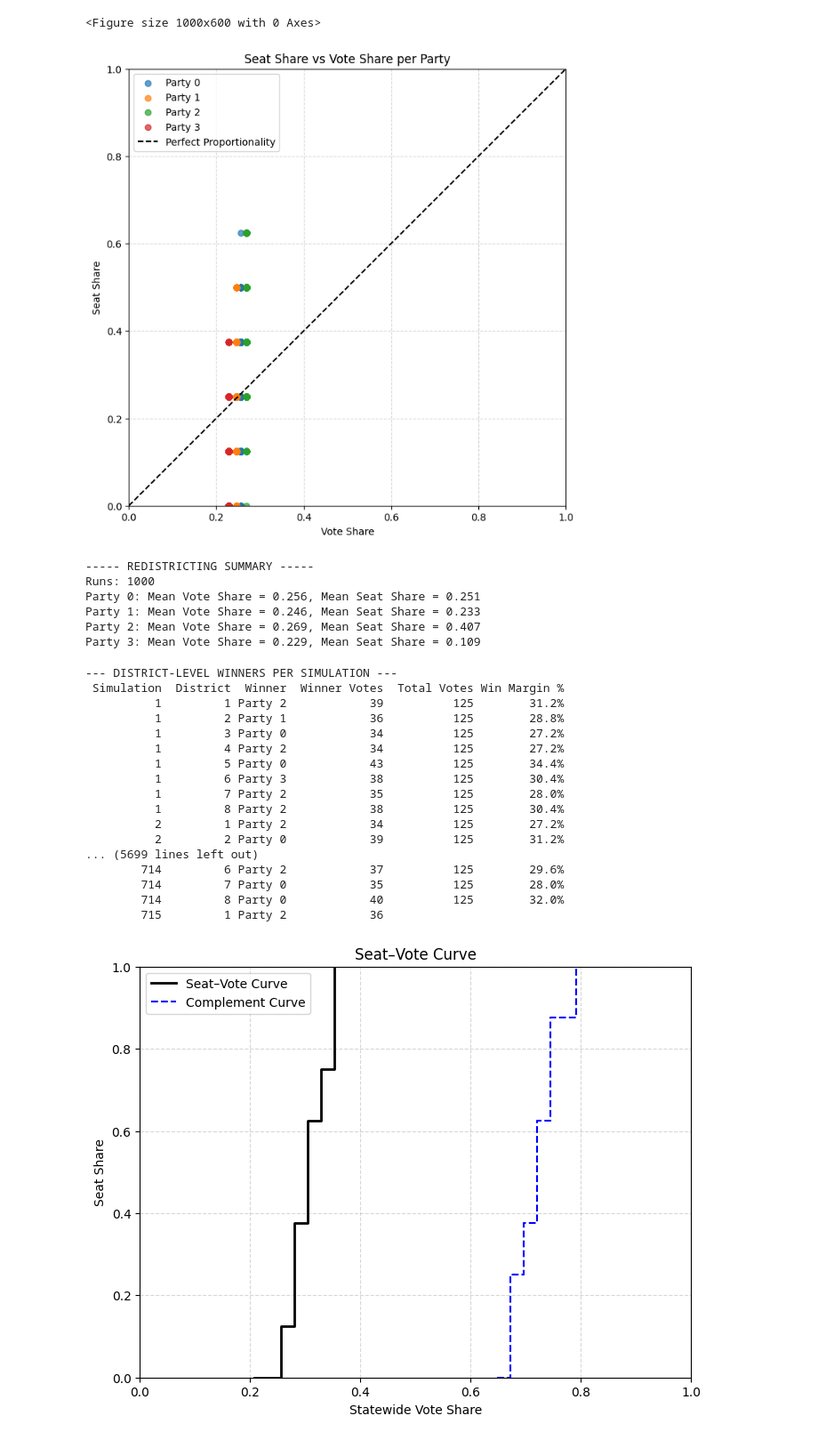
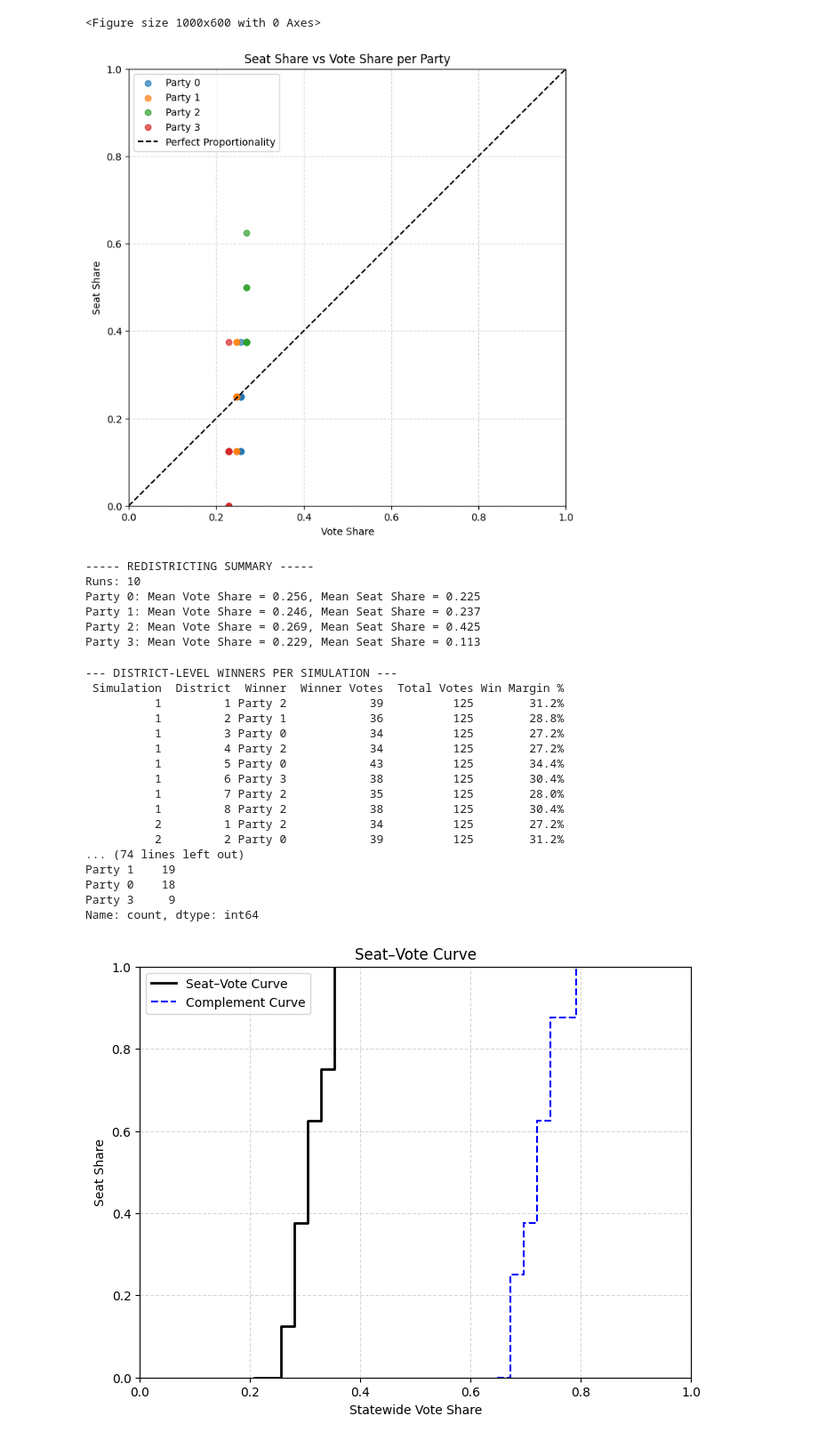
Before and after one commit to CarlLienert/SeniorCapstone, a Jupyter notebook: sim_6000NEW.ipynb, the cells around one changed output. Shown at 89% size. Drawn from its saved outputs; the diff is of its cells as text; code cells hidden in the pictures.

```diff
--- a/sim_6000NEW.ipynb
+++ b/sim_6000NEW.ipynb
@@ -16,7 +16,7 @@ NUM_VOTERS = 1000       # Can change
 NUM_PARTIES = 4       # Can change
 NUM_DISTRICTS = 8
 VOTERS_PER_DISTRICT = NUM_VOTERS // NUM_DISTRICTS
-NUM_RUNS = 1000           # Number of redistricting simulations
+NUM_RUNS = 10           # Number of redistricting simulations
 
 NUM_CITIES = 5
 CITY_INTENSITY = (5, 12)
@@ -387,6 +387,39 @@ def compute_step_function_area(step_points, num_districts):
         "area_step": area_step,
         "area_complement": area_complement
     }
+import itertools
+
+def compute_pairwise_area(curve1, curve2, num_districts):
+    """
+    Computes the absolute area between the step curves of two different parties.
+    """
+    # 1. Normalize and Sort
+    # curve format: [(vote_share, districts_won), ...]
+    x1, y1 = zip(*sorted(curve1))
+    x2, y2 = zip(*sorted(curve2))
+
+    # Seat shares (0 to 1)
+    y1 = np.array(y1) / num_districts
+    y2 = np.array(y2) / num_districts
+
+    # 2. Find every unique x-coordinate where either curve changes
+    all_x = np.unique(np.concatenate([x1, x2]))
+    if all_x[0] > 0: all_x = np.insert(all_x, 0, 0.0)
+    if all_x[-1] < 1: all_x = np.append(all_x, 1.0)
+
+    def get_val(x, xs, ys):
+        idx = np.searchsorted(xs, x, side='right') - 1
+        return ys[max(0, idx)]
+
+    # 3. Integrate absolute difference
+    total_area = 0.0
+    for i in range(len(all_x) - 1):
+        mid = (all_x[i] + all_x[i+1]) / 2
+        width = all_x[i+1] - all_x[i]
+        diff = abs(get_val(mid, x1, y1) - get_val(mid, x2, y2))
+        total_area += width * diff
+
+    return total_area
 # ------------------------
 # RUN SIMULATIONS
 # ------------------------
@@ -465,40 +498,40 @@ plt.figure(figsize=(8,8))
 for party in PARTY_IDS:
     vote_shares = [run[party] for run in all_pr_vote_shares]
     seat_shares = [run[party] for run in all_pr_seat_shares]
     plt.scatter(vote_shares, seat_shares, alpha=0.7, label=party)
 
 plt.plot([0,1],[0,1], linestyle='--', color='black', label='Perfect Proportionality')
 plt.xlabel("Vote Share")
 plt.ylabel("Seat Share")
 plt.title("Seat Share vs Vote Share per Party")
 plt.xlim(0,1)
 plt.ylim(0,1)
 plt.gca().set_aspect('equal', adjustable='box')
 plt.legend()
 plt.grid(True, linestyle="--", alpha=0.5)
 plt.show()
 
 # ------------------------
 # SUMMARY
 # ------------------------
 print("\n----- REDISTRICTING SUMMARY -----")
 print("Runs:", NUM_RUNS)
 if NUM_PARTIES == 2:
     print("Mean Efficiency Gap:", np.nanmean(all_efficiency_gaps))
     print("Std Efficiency Gap:", np.nanstd(all_efficiency_gaps))
 for party in PARTY_IDS:
     mean_vote = np.mean([run[party] for run in all_pr_vote_shares])
     mean_seat = np.mean([run[party] for run in all_pr_seat_shares])
     print(f"{party}: Mean Vote Share = {mean_vote:.3f}, Mean Seat Share = {mean_seat:.3f}")
 # %% [output]
 <Figure size 1000x600 with 0 Axes>
-[figure, old version]
+[figure, new version]
 ----- REDISTRICTING SUMMARY -----
-Runs: 1000
-Party 0: Mean Vote Share = 0.256, Mean Seat Share = 0.251
-Party 1: Mean Vote Share = 0.246, Mean Seat Share = 0.233
-Party 2: Mean Vote Share = 0.269, Mean Seat Share = 0.407
-Party 3: Mean Vote Share = 0.229, Mean Seat Share = 0.109
+Runs: 10
+Party 0: Mean Vote Share = 0.256, Mean Seat Share = 0.225
+Party 1: Mean Vote Share = 0.246, Mean Seat Share = 0.237
+Party 2: Mean Vote Share = 0.269, Mean Seat Share = 0.425
+Party 3: Mean Vote Share = 0.229, Mean Seat Share = 0.113
 # %%
 import pandas as pd
 
@@ -553,11 +586,11 @@ print(df_detailed['Winner'].value_counts())
           1         8 Party 2            38          125        30.4%
           2         1 Party 2            34          125        27.2%
           2         2 Party 0            39          125        31.2%
-... (5699 lines left out)
-        714         6 Party 2            37          125        29.6%
-        714         7 Party 0            35          125        28.0%
-        714         8 Party 0            40          125        32.0%
-        715         1 Party 2            36
+... (74 lines left out)
+Party 1    19
+Party 0    18
+Party 3     9
+Name: count, dtype: int64
 # %%
 plot_step_and_complement(all_step_curves[9]["Party 0"], NUM_DISTRICTS)
 # Access the dictionary for the first run, then the specific party
```
Also changed, not shown: parts of 7 cells of this notebook.
